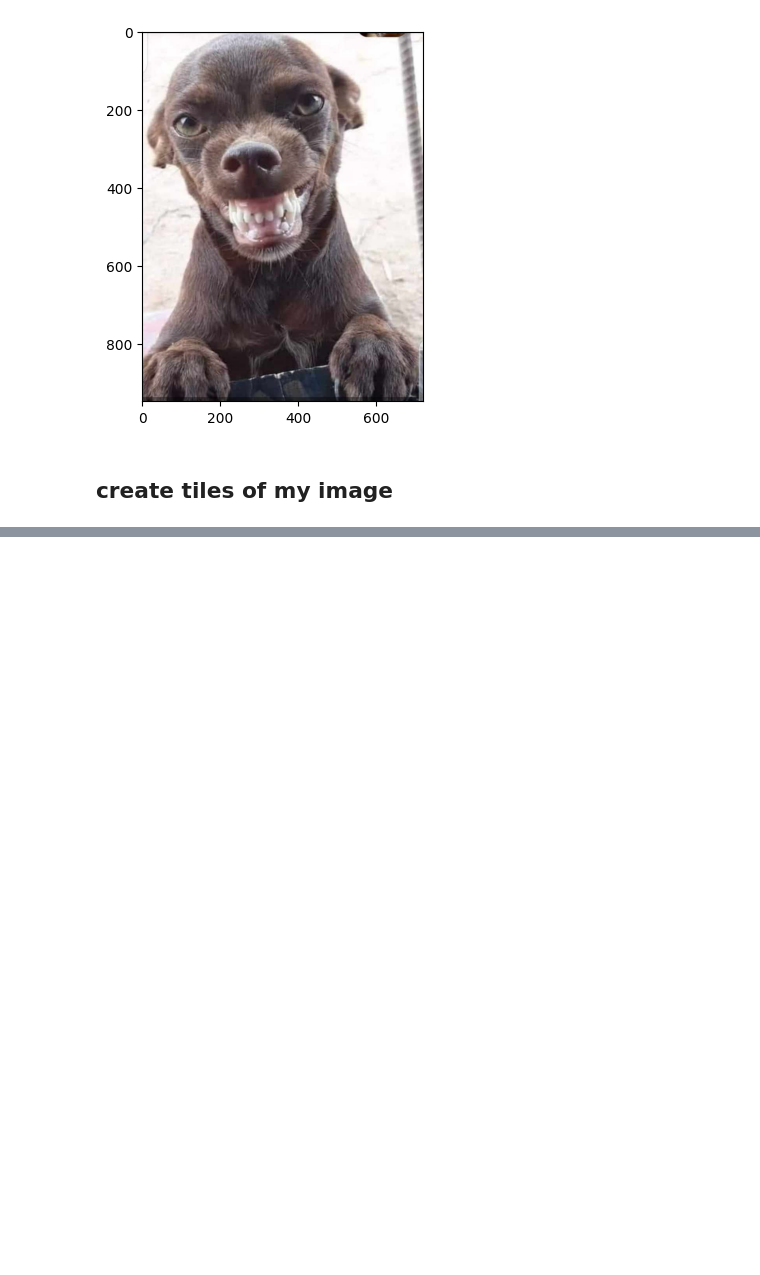
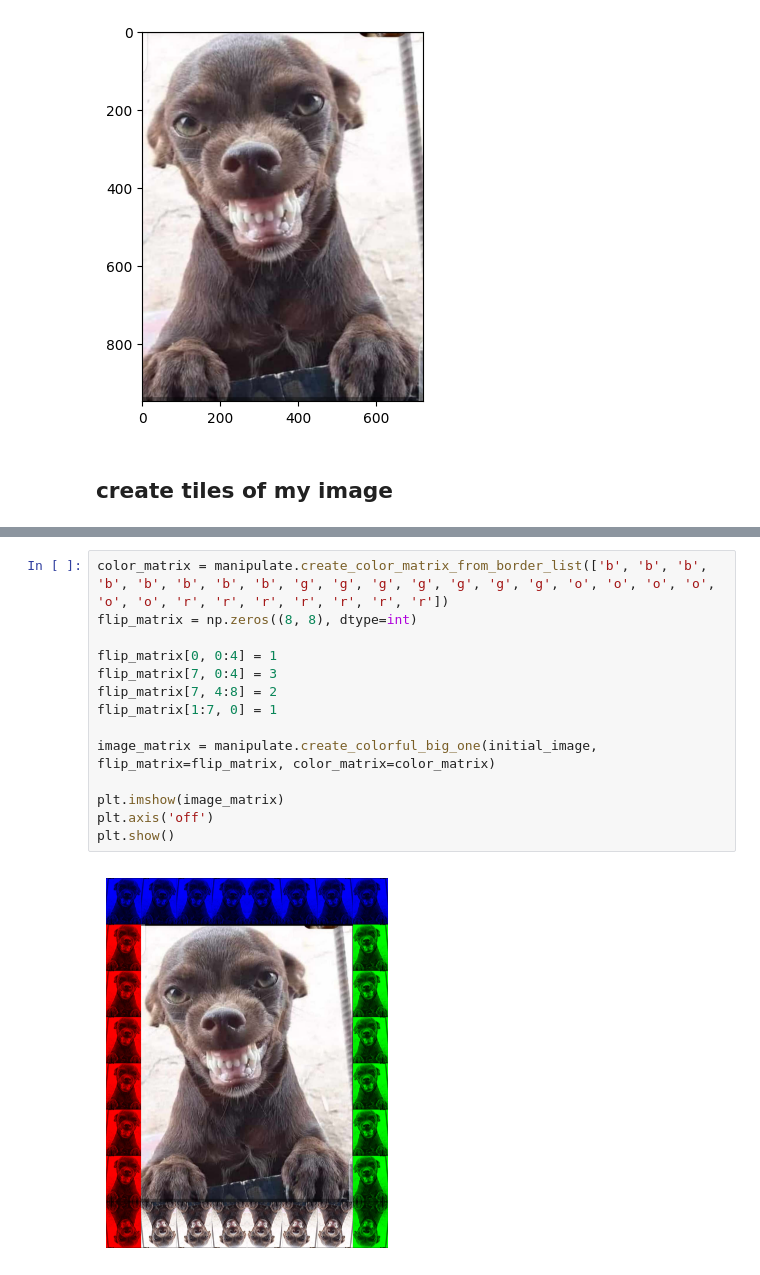
Before and after one commit to ValentijnCoppin/DataScience_Numpy, a Jupyter notebook: notebooks/image_manipulation.ipynb, the cells around one changed output, grey strips where cells are left out. Drawn from its saved outputs; the diff is of its cells as text; blank space fills up the shorter version.

```diff
--- a/notebooks/image_manipulation.ipynb
+++ b/notebooks/image_manipulation.ipynb
@@ -40,0 +59,16 @@ plt.show()
+# %%
+color_matrix = manipulate.create_color_matrix_from_border_list(['b', 'b', 'b', 'b', 'b', 'b', 'b', 'b', 'g', 'g', 'g', 'g', 'g', 'g', 'g', 'o', 'o', 'o', 'o', 'o', 'o', 'r', 'r', 'r', 'r', 'r', 'r', 'r'])
+flip_matrix = np.zeros((8, 8), dtype=int)
+
+flip_matrix[0, 0:4] = 1
+flip_matrix[7, 0:4] = 3
+flip_matrix[7, 4:8] = 2
+flip_matrix[1:7, 0] = 1
+
+image_matrix = manipulate.create_colorful_big_one(initial_image, flip_matrix=flip_matrix, color_matrix=color_matrix)
+
+plt.imshow(image_matrix)
+plt.axis('off')
+plt.show()
+# %% [output]
+[figure, added]
```
Also changed, not shown: parts of 8 cells of this notebook, 2 other files.
